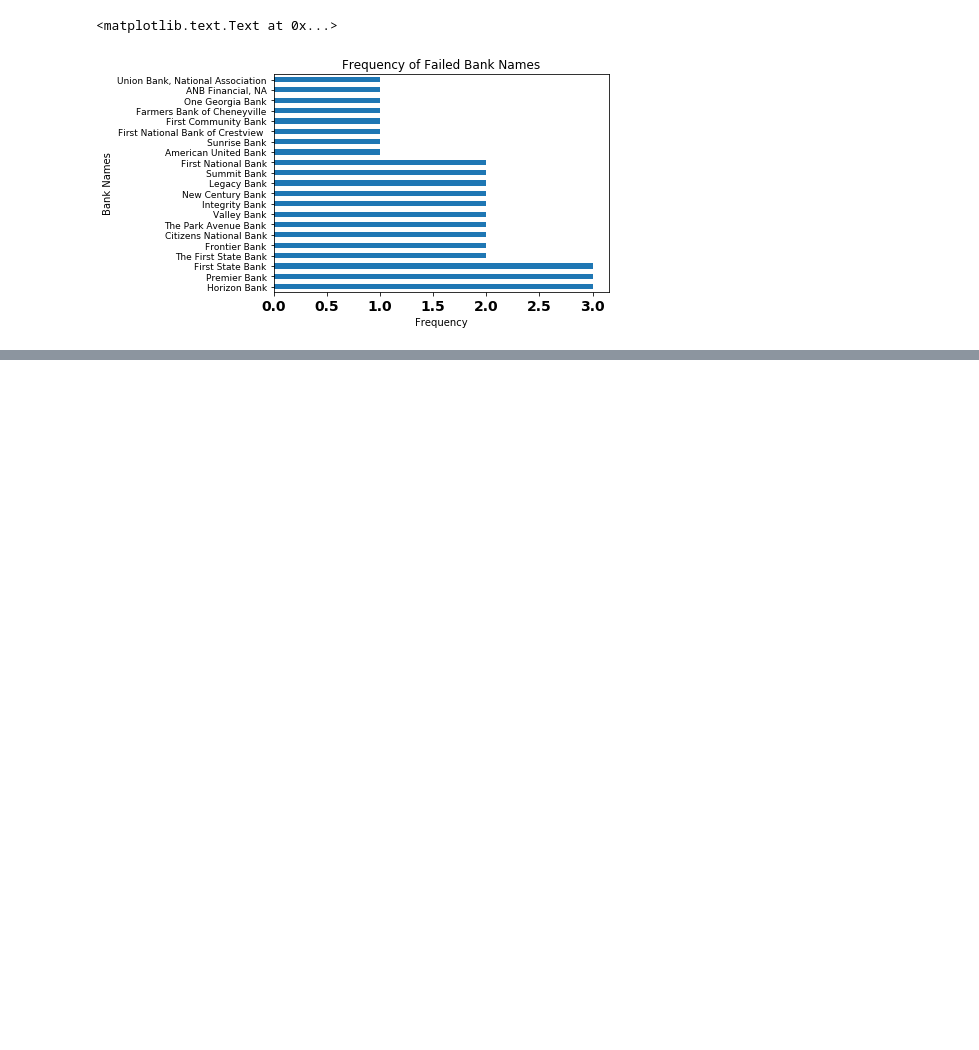
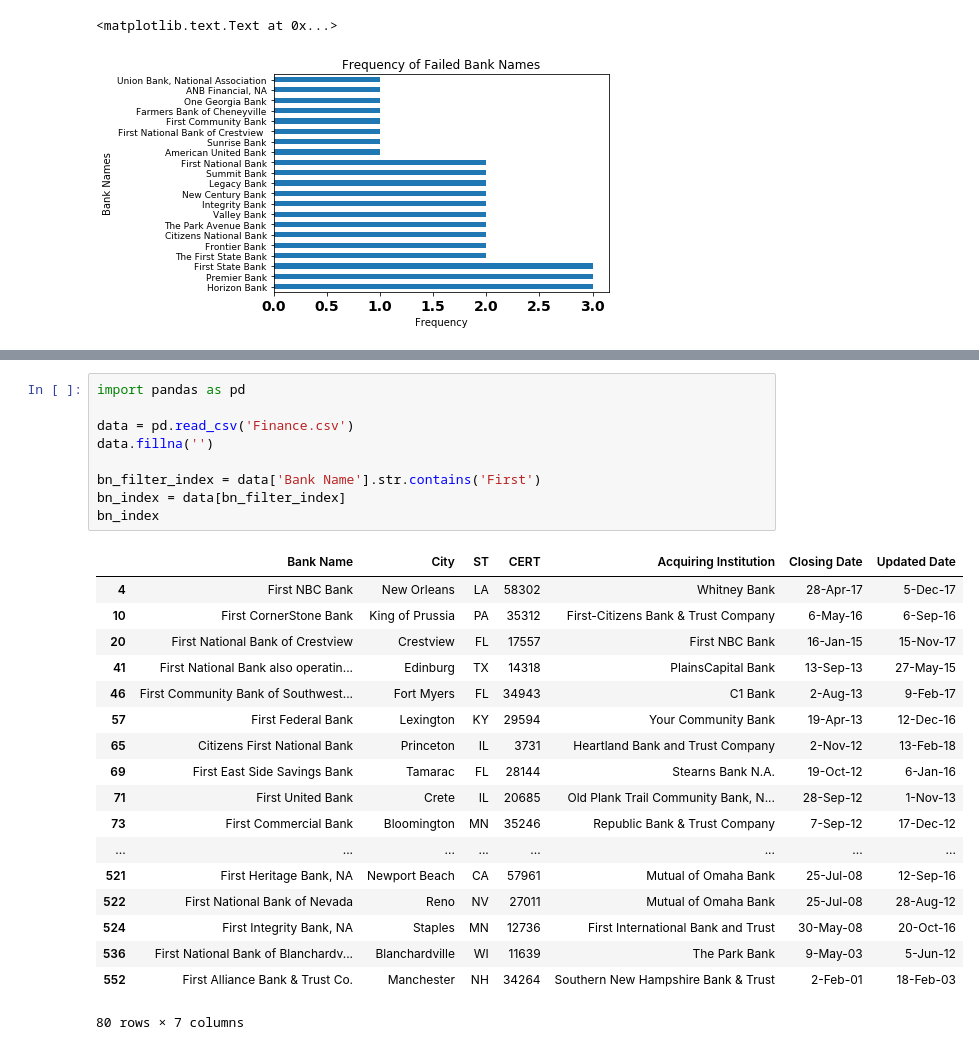
Before and after one commit to Jzbonner/Python-for-Data-Science, a Jupyter notebook: JupyterNotebook/Python, DataFrames and Libraries Workbook.ipynb, the cells around one changed output, grey strips where cells are left out. Drawn from its saved outputs; the diff is of its cells as text; blank space fills up the shorter version.

```diff
--- a/JupyterNotebook/Python, DataFrames and Libraries Workbook.ipynb
+++ b/JupyterNotebook/Python, DataFrames and Libraries Workbook.ipynb
@@ -74,0 +123,28 @@ plt.title('Frequency of Failed Bank Names')
+# %%
+import pandas as pd
+
+data = pd.read_csv('Finance.csv')
+data.fillna('')
+
+bn_filter_index = data['Bank Name'].str.contains('First')
+bn_index = data[bn_filter_index]
+bn_index
+# %% [output]
+|  | Bank Name | City | ST | CERT | Acquiring Institution | Closing Date | Updated Date |
+| 4 | First NBC Bank | New Orleans | LA | 58302 | Whitney Bank | 28-Apr-17 | 5-Dec-17 |
+| 10 | First CornerStone Bank | King of Prussia | PA | 35312 | First-Citizens Bank & Trust Company | 6-May-16 | 6-Sep-16 |
+| 20 | First National Bank of Crestview | Crestview | FL | 17557 | First NBC Bank | 16-Jan-15 | 15-Nov-17 |
+| 41 | First National Bank also operatin... | Edinburg | TX | 14318 | PlainsCapital Bank | 13-Sep-13 | 27-May-15 |
+| 46 | First Community Bank of Southwest... | Fort Myers | FL | 34943 | C1 Bank | 2-Aug-13 | 9-Feb-17 |
+| 57 | First Federal Bank | Lexington | KY | 29594 | Your Community Bank | 19-Apr-13 | 12-Dec-16 |
+| 65 | Citizens First National Bank | Princeton | IL | 3731 | Heartland Bank and Trust Company | 2-Nov-12 | 13-Feb-18 |
+| 69 | First East Side Savings Bank | Tamarac | FL | 28144 | Stearns Bank N.A. | 19-Oct-12 | 6-Jan-16 |
+| 71 | First United Bank | Crete | IL | 20685 | Old Plank Trail Community Bank, N... | 28-Sep-12 | 1-Nov-13 |
+| 73 | First Commercial Bank | Bloomington | MN | 35246 | Republic Bank & Trust Company | 7-Sep-12 | 17-Dec-12 |
+| ... | ... | ... | ... | ... | ... | ... | ... |
+| 521 | First Heritage Bank, NA | Newport Beach | CA | 57961 | Mutual of Omaha Bank | 25-Jul-08 | 12-Sep-16 |
+| 522 | First National Bank of Nevada | Reno | NV | 27011 | Mutual of Omaha Bank | 25-Jul-08 | 28-Aug-12 |
+| 524 | First Integrity Bank, NA | Staples | MN | 12736 | First International Bank and Trust | 30-May-08 | 20-Oct-16 |
+| 536 | First National Bank of Blanchardv... | Blanchardville | WI | 11639 | The Park Bank | 9-May-03 | 5-Jun-12 |
+| 552 | First Alliance Bank & Trust Co. | Manchester | NH | 34264 | Southern New Hampshire Bank & Trust | 2-Feb-01 | 18-Feb-03 |
+80 rows × 7 columns
```
Also changed, not shown: parts of 3 cells of this notebook, 1 other file.
